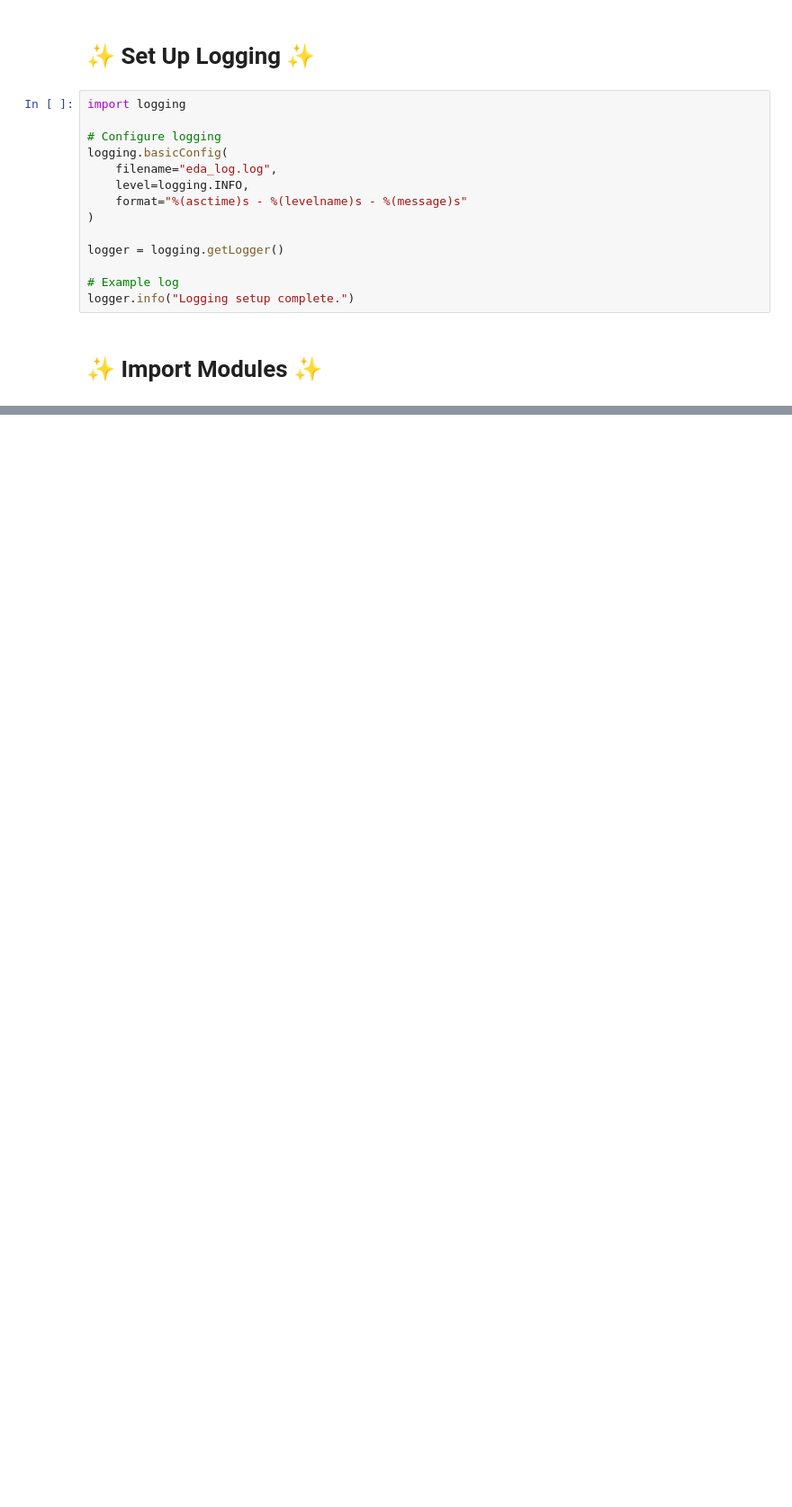
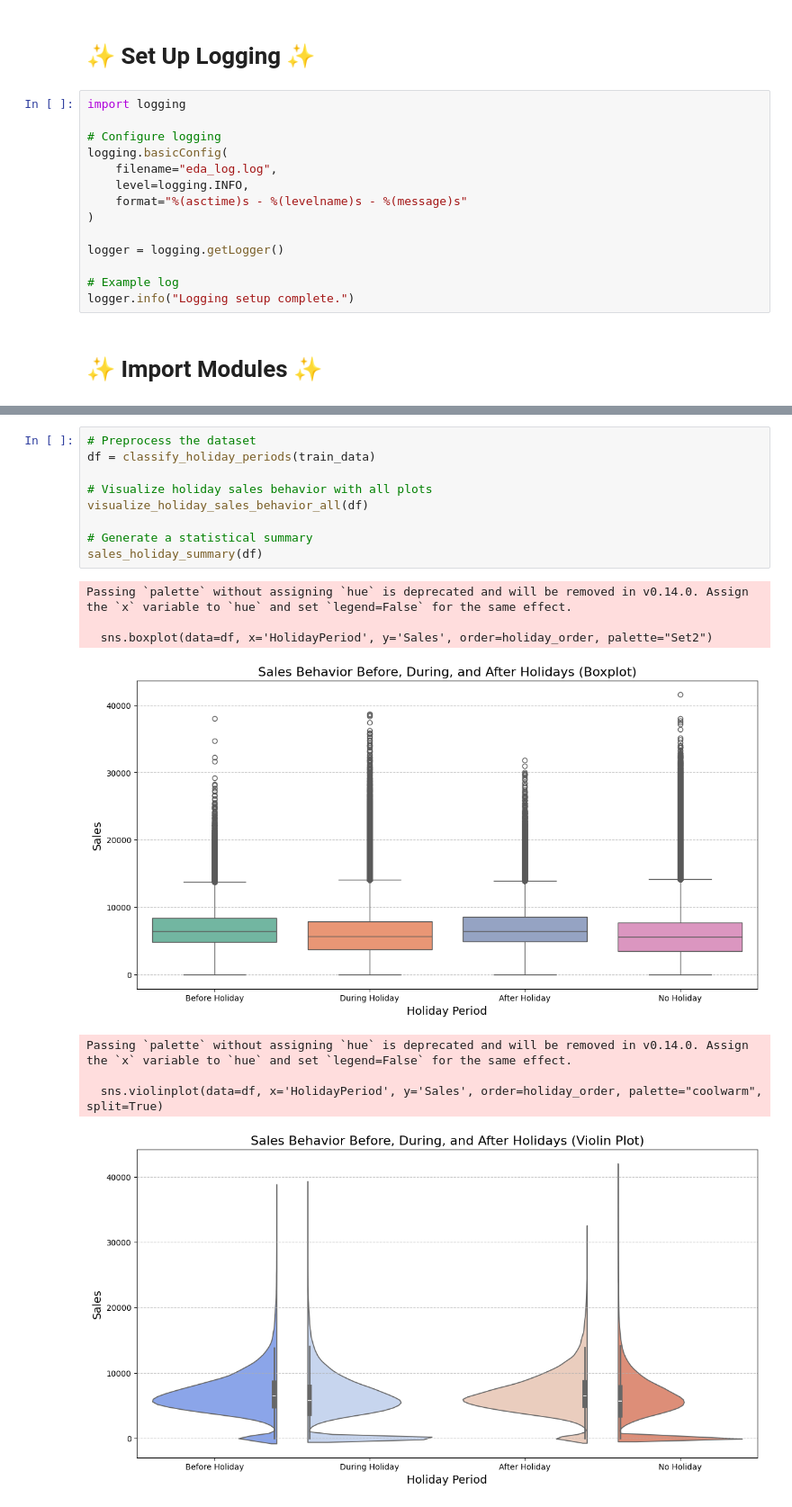
Before and after one commit to Elelanfik/Rossmann-Pharmaceuticals-Sales-Prediction, a Jupyter notebook: notebooks/EDA_Customer_Purchasing_Behavior.ipynb, the cells around one changed output, grey strips where cells are left out. Shown: that part at 90% size. Drawn from its saved outputs; the diff is of its cells as text; blank space fills up the shorter version.

```diff
--- a/notebooks/EDA_Customer_Purchasing_Behavior.ipynb
+++ b/notebooks/EDA_Customer_Purchasing_Behavior.ipynb
@@ -187,0 +394,18 @@ Index(['Store', 'DayOfWeek', 'Date', 'Sales', 'Customers', 'Open', 'Promo',
+# %%
+# Preprocess the dataset
+df = classify_holiday_periods(train_data)
+
+# Visualize holiday sales behavior with all plots
+visualize_holiday_sales_behavior_all(df)
+
+# Generate a statistical summary
+sales_holiday_summary(df)
+# %% [output]
+Passing `palette` without assigning `hue` is deprecated and will be removed in v0.14.0. Assign the `x` variable to `hue` and set `legend=False` for the same effect.
+
+  sns.boxplot(data=df, x='HolidayPeriod', y='Sales', order=holiday_order, palette="Set2")
+[figure, added]
+Passing `palette` without assigning `hue` is deprecated and will be removed in v0.14.0. Assign the `x` variable to `hue` and set `legend=False` for the same effect.
+
+  sns.violinplot(data=df, x='HolidayPeriod', y='Sales', order=holiday_order, palette="coolwarm", split=True)
+[figure, added]
```
Also changed, not shown: parts of 26 cells of this notebook, 2 other files.
